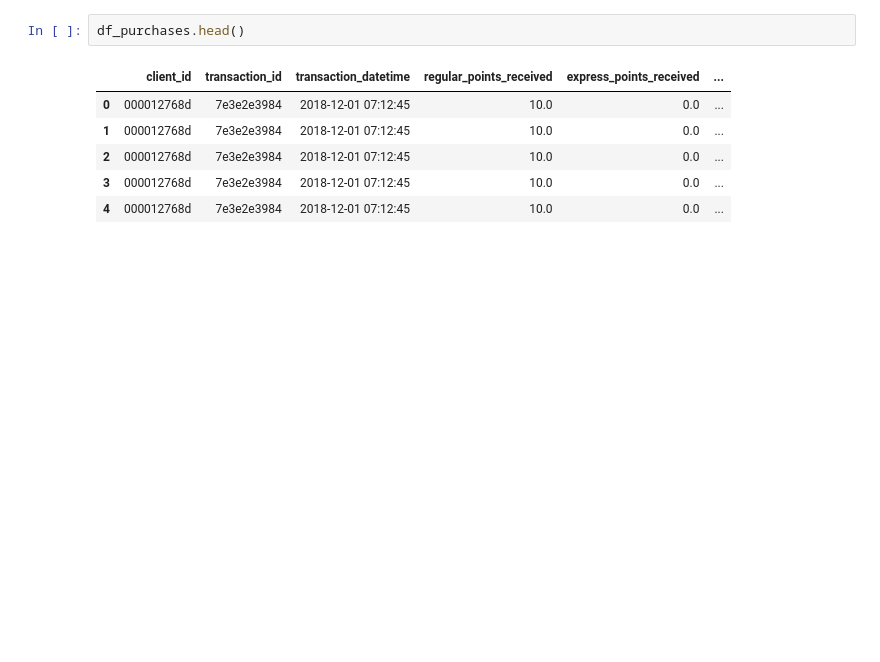
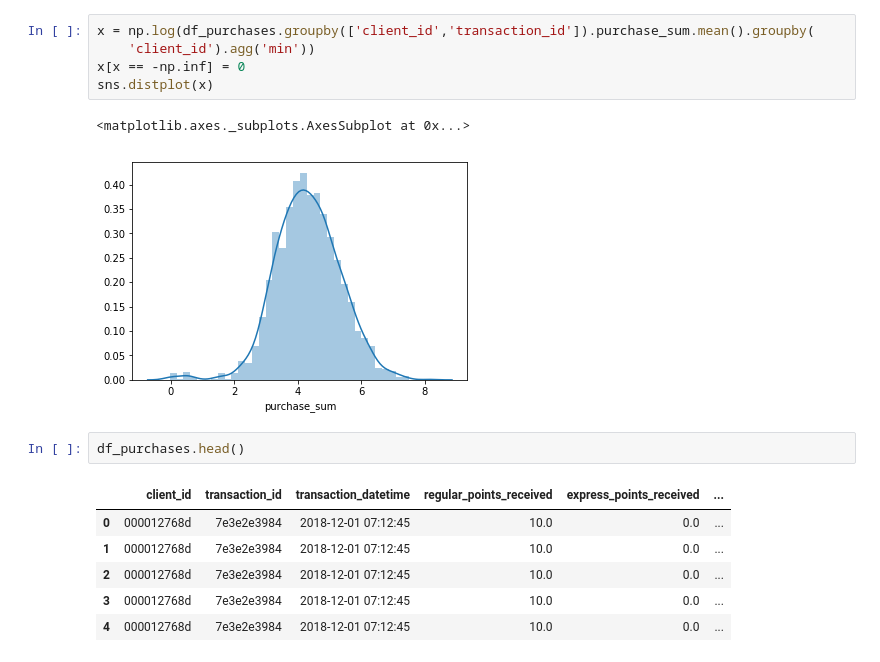
Before and after one commit to maximenkooo/UpliftModeling, a Jupyter notebook: UpliftModeling.ipynb, the cells around one changed output. Saved outputs shown, nothing was run; the diff lists cells and outputs as text; blank space fills up the shorter version.

```diff
--- a/UpliftModeling.ipynb
+++ b/UpliftModeling.ipynb
@@ -135,3 +270,11 @@ Decreased by 38.3%
+# %%
+x = np.log(df_purchases.groupby(['client_id','transaction_id']).purchase_sum.mean().groupby(
+    'client_id').agg('min'))
+x[x == -np.inf] = 0
+sns.distplot(x)
+# %% [output]
+<matplotlib.axes._subplots.AxesSubplot at 0x...>
+[figure, added]
 # %%
 df_purchases.head()
 # %% [output]
```
Also changed, not shown: parts of 74 cells of this notebook.
